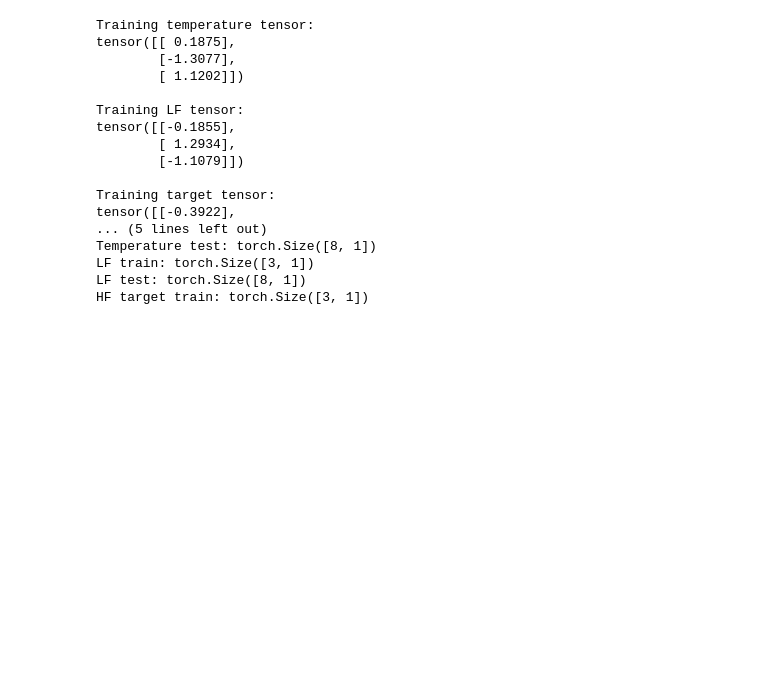
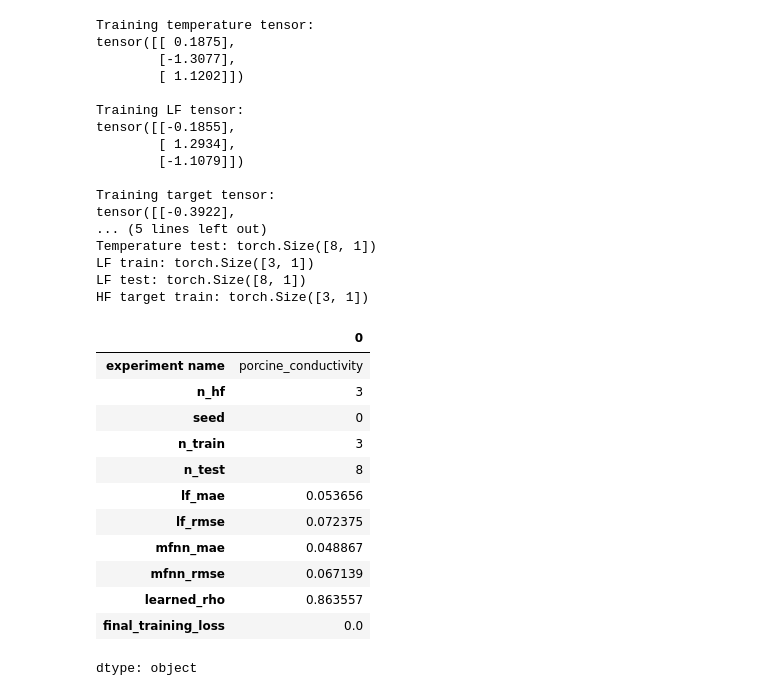
Before and after one commit to arcodeya/kidney-thermal-property-mfnn, a Jupyter notebook: notebooks/kidney_mfnn_experiments.ipynb, the cells around one changed output. Drawn from its saved outputs; the diff is of its cells as text; code cells hidden in the pictures; blank space fills up the shorter version.

Commit message:
set up mfnn, just need to run all splits in a loop

```diff
--- a/notebooks/kidney_mfnn_experiments.ipynb
+++ b/notebooks/kidney_mfnn_experiments.ipynb
@@ -548,0 +641,22 @@ def run_single_split(
+# %%
+single_split_result = run_single_split(
+    experiment_name="porcine_conductivity",
+    n_hf=3,
+    seed=0
+)
+
+pd.Series(single_split_result)
+# %% [output]
+|  | 0 |
+| experiment name | porcine_conductivity |
+| n_hf | 3 |
+| seed | 0 |
+| n_train | 3 |
+| n_test | 8 |
+| lf_mae | 0.053656 |
+| lf_rmse | 0.072375 |
+| mfnn_mae | 0.048867 |
+| mfnn_rmse | 0.067139 |
+| learned_rho | 0.863557 |
+| final_training_loss | 0.0 |
+dtype: object
```
Also changed, not shown: parts of 3 cells of this notebook.
